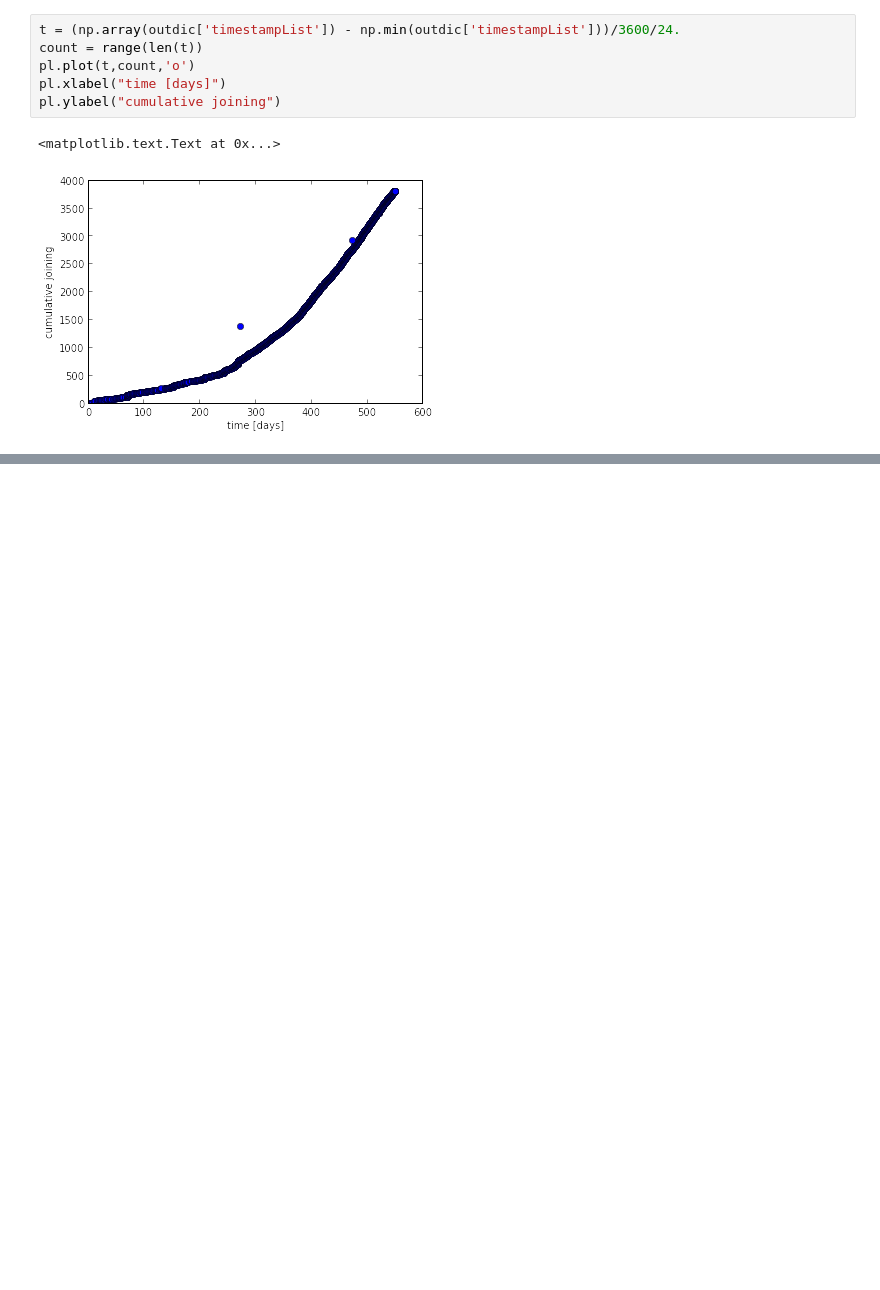
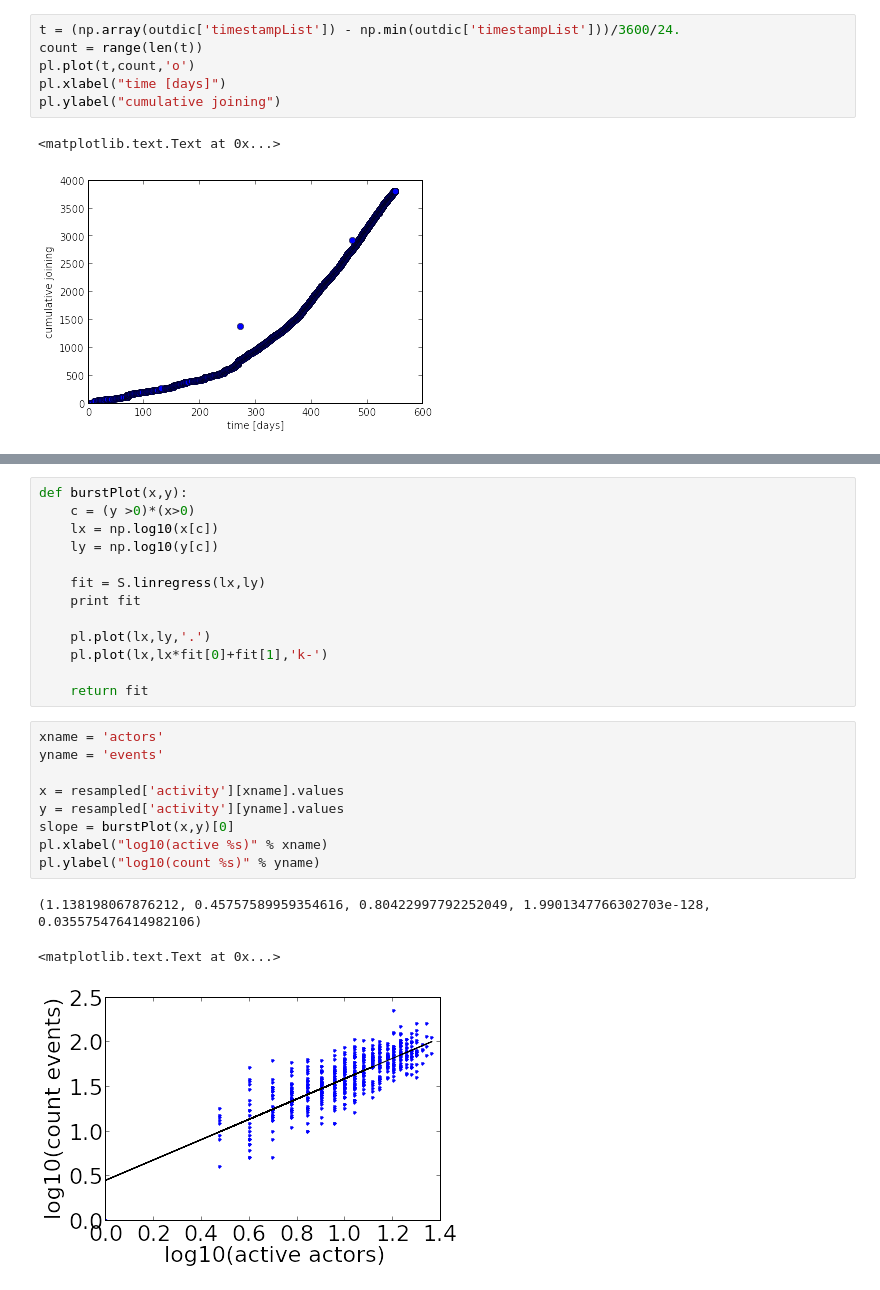
Before and after one commit to wazaahhh/patchwork, a Jupyter notebook: patchwork.ipynb, the cells around one changed output, grey strips where cells are left out. Drawn from its saved outputs; the diff is of its cells as text; blank space fills up the shorter version.

```diff
--- a/patchwork.ipynb
+++ b/patchwork.ipynb
@@ -21,0 +103,26 @@ pl.ylabel("cumulative joining")
+# %%
+def burstPlot(x,y):
+    c = (y >0)*(x>0)
+    lx = np.log10(x[c])
+    ly = np.log10(y[c])
+
+    fit = S.linregress(lx,ly)
+    print fit
+
+    pl.plot(lx,ly,'.')
+    pl.plot(lx,lx*fit[0]+fit[1],'k-')
+
+    return fit
+# %%
+xname = 'actors'
+yname = 'events'
+
+x = resampled['activity'][xname].values
+y = resampled['activity'][yname].values
+slope = burstPlot(x,y)[0]
+pl.xlabel("log10(active %s)" % xname)
+pl.ylabel("log10(count %s)" % yname)
+# %% [output]
+(1.138198067876212, 0.45757589959354616, 0.80422997792252049, 1.9901347766302703e-128, 0.035575476414982106)
+<matplotlib.text.Text at 0x...>
+[figure, added]
```
Also changed, not shown: parts of 9 cells of this notebook, 2 other files.
